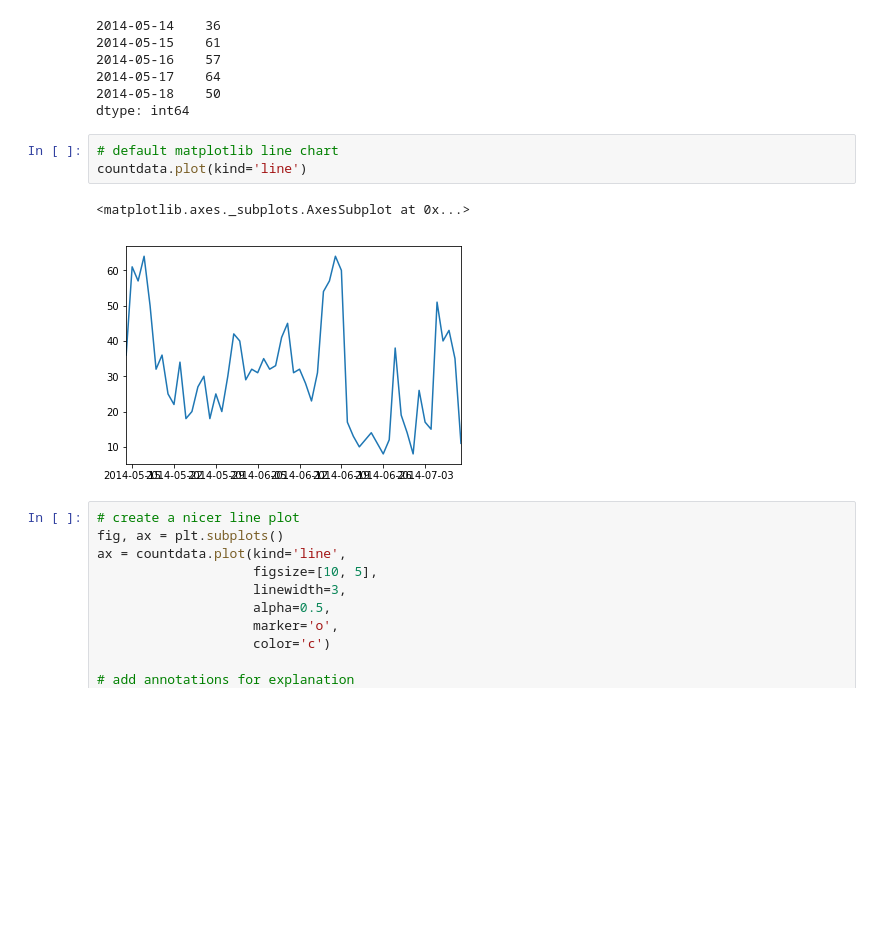
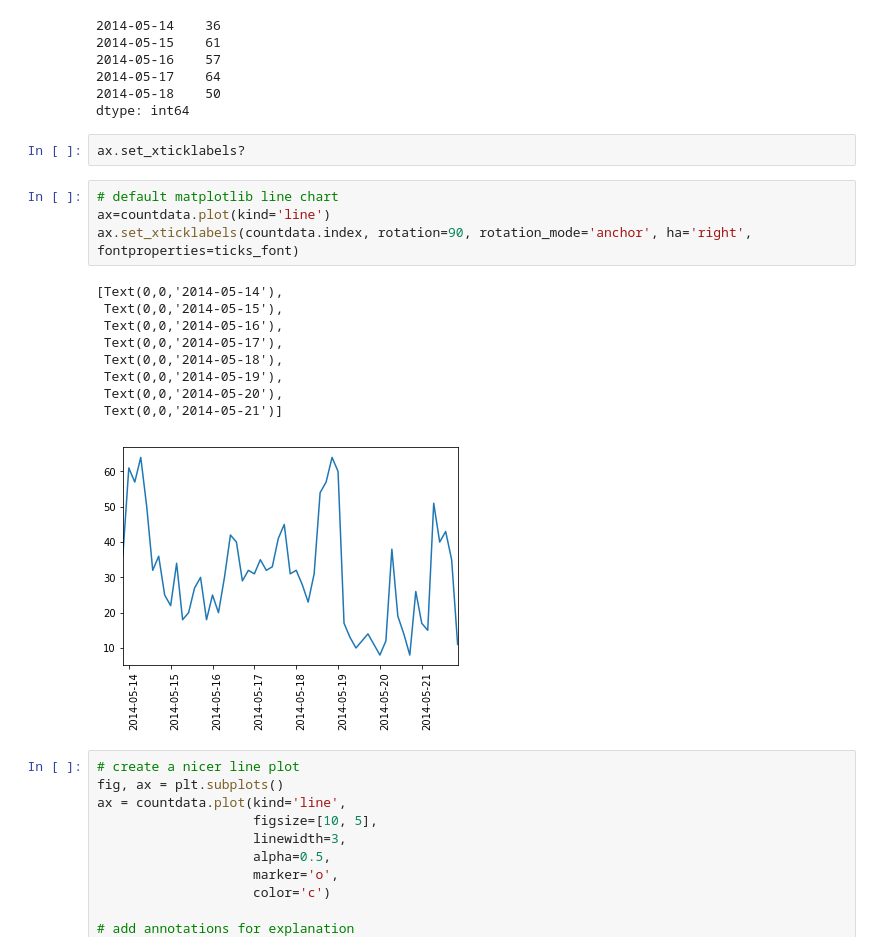
Before and after one commit to jawadmhoque/ce599, a Jupyter notebook: 15-Data Viz 1/data-viz.ipynb, the cells around one changed output. Cells and saved outputs as stored; diff of their text form; blank space fills up the shorter version.

```diff
--- a/15-Data Viz 1/data-viz.ipynb
+++ b/15-Data Viz 1/data-viz.ipynb
@@ -398,12 +395,22 @@ countdata.head()
 2014-05-17    64
 2014-05-18    50
 dtype: int64
+# %%
+ax.set_xticklabels?
 # %%
 # default matplotlib line chart
-countdata.plot(kind='line')
+ax=countdata.plot(kind='line')
+ax.set_xticklabels(countdata.index, rotation=90, rotation_mode='anchor', ha='right', fontproperties=ticks_font)
 # %% [output]
-<matplotlib.axes._subplots.AxesSubplot at 0x...>
+[Text(0,0,'2014-05-14'),
+ Text(0,0,'2014-05-15'),
+ Text(0,0,'2014-05-16'),
+ Text(0,0,'2014-05-17'),
+ Text(0,0,'2014-05-18'),
+ Text(0,0,'2014-05-19'),
+ Text(0,0,'2014-05-20'),
+ Text(0,0,'2014-05-21')]
-[figure, old version]
+[figure, new version]
 # %%
 # create a nicer line plot
 fig, ax = plt.subplots()
```
Also changed, not shown: parts of 8 cells of this notebook, 1 other file.
